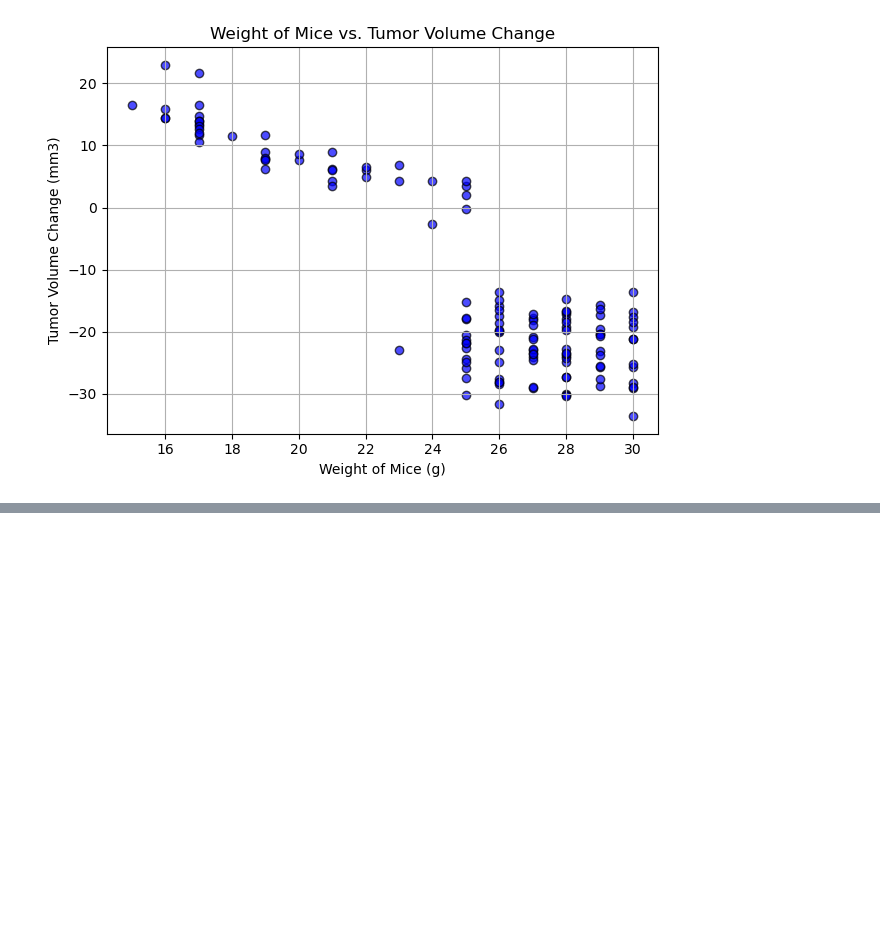
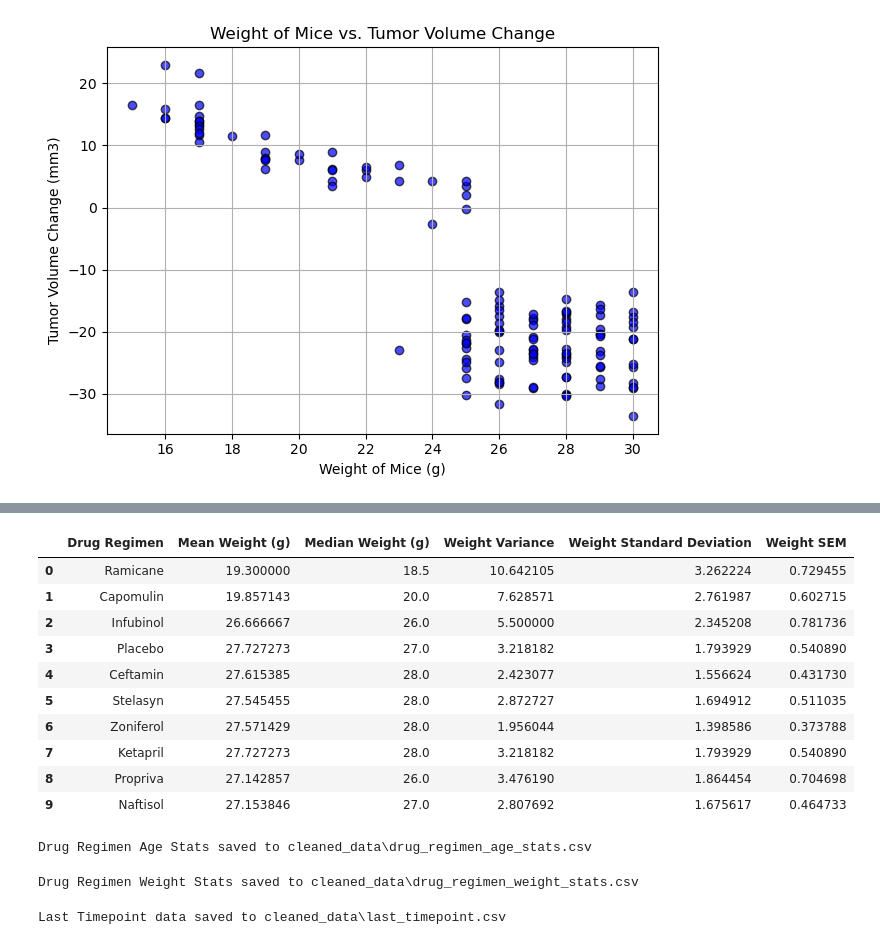
Before and after one commit to Jon-Pierson/pymaceuticals_capomulin_study, a Jupyter notebook: capomulin_data_analysis.ipynb, the cells around one changed output, grey strips where cells are left out. Drawn from its saved outputs; the diff is of its cells as text; code cells hidden in the pictures; blank space fills up the shorter version.

```diff
--- a/capomulin_data_analysis.ipynb
+++ b/capomulin_data_analysis.ipynb
@@ -282,0 +356,59 @@ plt.show()
+# %%
+weight_stats_list = []
+
+for drug in drug_regimens:
+    drug_data = last_timepoint[last_timepoint["Drug Regimen"] == drug]
+    mean_weight = drug_data["Weight (g)"].mean()
+    median_weight = drug_data["Weight (g)"].median()
+    weight_variance = drug_data["Weight (g)"].var()
+    weight_std_dev = drug_data["Weight (g)"].std()
+    weight_sem = drug_data["Weight (g)"].sem()
+
+    # Append the dictionary to the list
+    weight_stats_list.append({
+        "Drug Regimen": drug,
+        "Mean Weight (g)": mean_weight,
+        "Median Weight (g)": median_weight,
+        "Weight Variance": weight_variance,
+        "Weight Standard Deviation": weight_std_dev,
+        "Weight SEM": weight_sem
+    })
+
+# Convert the list of dictionaries to a DataFrame
+drug_regimen_weight_stats = pd.DataFrame(weight_stats_list)
+
+# Display the DataFrame
+drug_regimen_weight_stats
+# %% [output]
+|  | Drug Regimen | Mean Weight (g) | Median Weight (g) | Weight Variance | Weight Standard Deviation | Weight SEM |
+| 0 | Ramicane | 19.300000 | 18.5 | 10.642105 | 3.262224 | 0.729455 |
+| 1 | Capomulin | 19.857143 | 20.0 | 7.628571 | 2.761987 | 0.602715 |
+| 2 | Infubinol | 26.666667 | 26.0 | 5.500000 | 2.345208 | 0.781736 |
+| 3 | Placebo | 27.727273 | 27.0 | 3.218182 | 1.793929 | 0.540890 |
+| 4 | Ceftamin | 27.615385 | 28.0 | 2.423077 | 1.556624 | 0.431730 |
+| 5 | Stelasyn | 27.545455 | 28.0 | 2.872727 | 1.694912 | 0.511035 |
+| 6 | Zoniferol | 27.571429 | 28.0 | 1.956044 | 1.398586 | 0.373788 |
+| 7 | Ketapril | 27.727273 | 28.0 | 3.218182 | 1.793929 | 0.540890 |
+| 8 | Propriva | 27.142857 | 26.0 | 3.476190 | 1.864454 | 0.704698 |
+| 9 | Naftisol | 27.153846 | 27.0 | 2.807692 | 1.675617 | 0.464733 |
+# %%
+# Save the drug_regimen_age_stats DataFrame to a new CSV file
+drug_regimen_age_stats_path = os.path.join("cleaned_data", "drug_regimen_age_stats.csv")
+drug_regimen_age_stats.to_csv(drug_regimen_age_stats_path, index=False)
+print(f"Drug Regimen Age Stats saved to {drug_regimen_age_stats_path}")
+# %% [output]
+Drug Regimen Age Stats saved to cleaned_data\drug_regimen_age_stats.csv
+# %%
+# Save the drug_regimen_weight_stats DataFrame to a new CSV file
+drug_regimen_weight_stats_path = os.path.join("cleaned_data", "drug_regimen_weight_stats.csv")
+drug_regimen_weight_stats.to_csv(drug_regimen_weight_stats_path, index=False)
+print(f"Drug Regimen Weight Stats saved to {drug_regimen_weight_stats_path}")
+# %% [output]
+Drug Regimen Weight Stats saved to cleaned_data\drug_regimen_weight_stats.csv
+# %%
+# Save last_timepoint DataFrame to a new CSV file
+last_timepoint_path = os.path.join("cleaned_data", "last_timepoint.csv")
+last_timepoint.to_csv(last_timepoint_path, index=False)
+print(f"Last Timepoint data saved to {last_timepoint_path}")
+# %% [output]
+Last Timepoint data saved to cleaned_data\last_timepoint.csv
```
Also changed, not shown: parts of 5 cells of this notebook, 3 other files.
